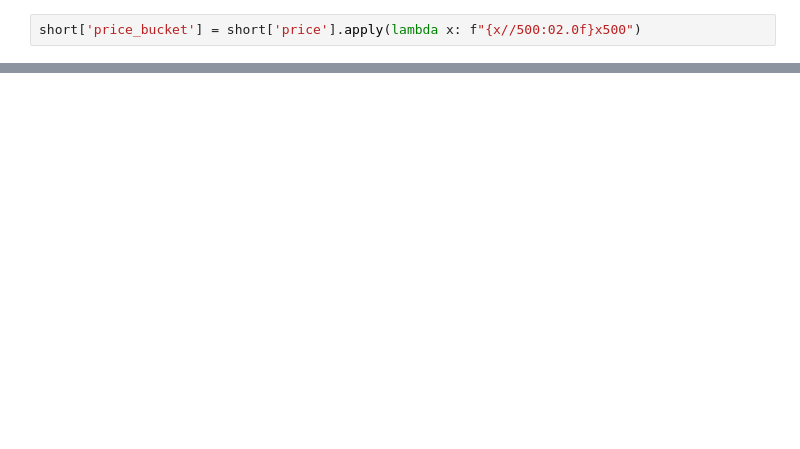
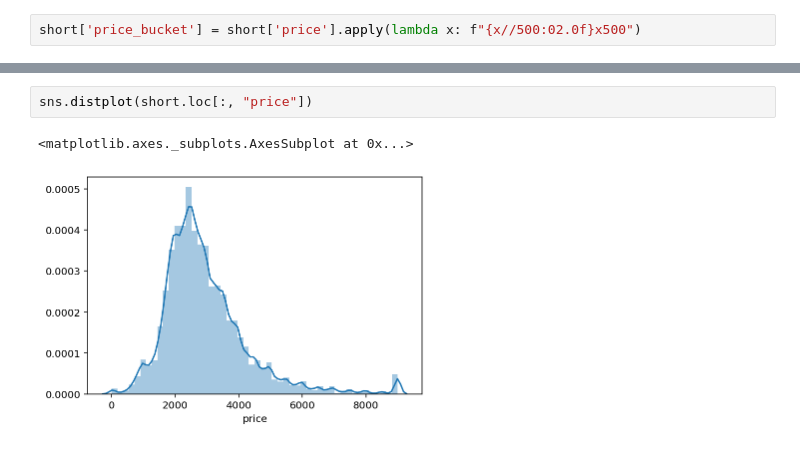
Before and after one commit to vistrcm/apthunt, a Jupyter notebook: analysis/analyze.ipynb, the cells around one changed output, grey strips where cells are left out. Cells and saved outputs as stored; diff of their text form; blank space fills up the shorter version.

```diff
--- a/analysis/analyze.ipynb
+++ b/analysis/analyze.ipynb
@@ -366,0 +319,5 @@ Pickling train.pd.
+# %%
+sns.distplot(short.loc[:, "price"])
+# %% [output]
+<matplotlib.axes._subplots.AxesSubplot at 0x...>
+[figure, added]
```
Also changed, not shown: parts of 39 cells of this notebook.
